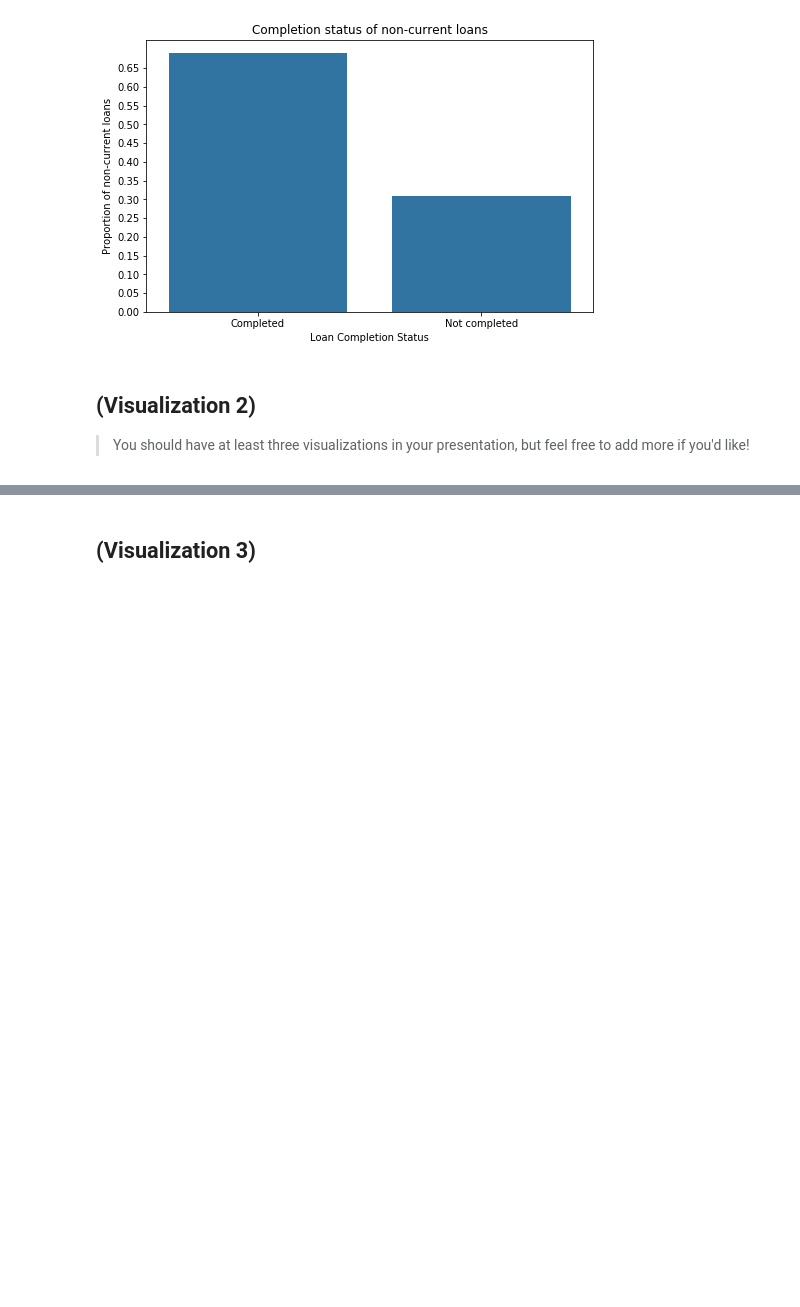
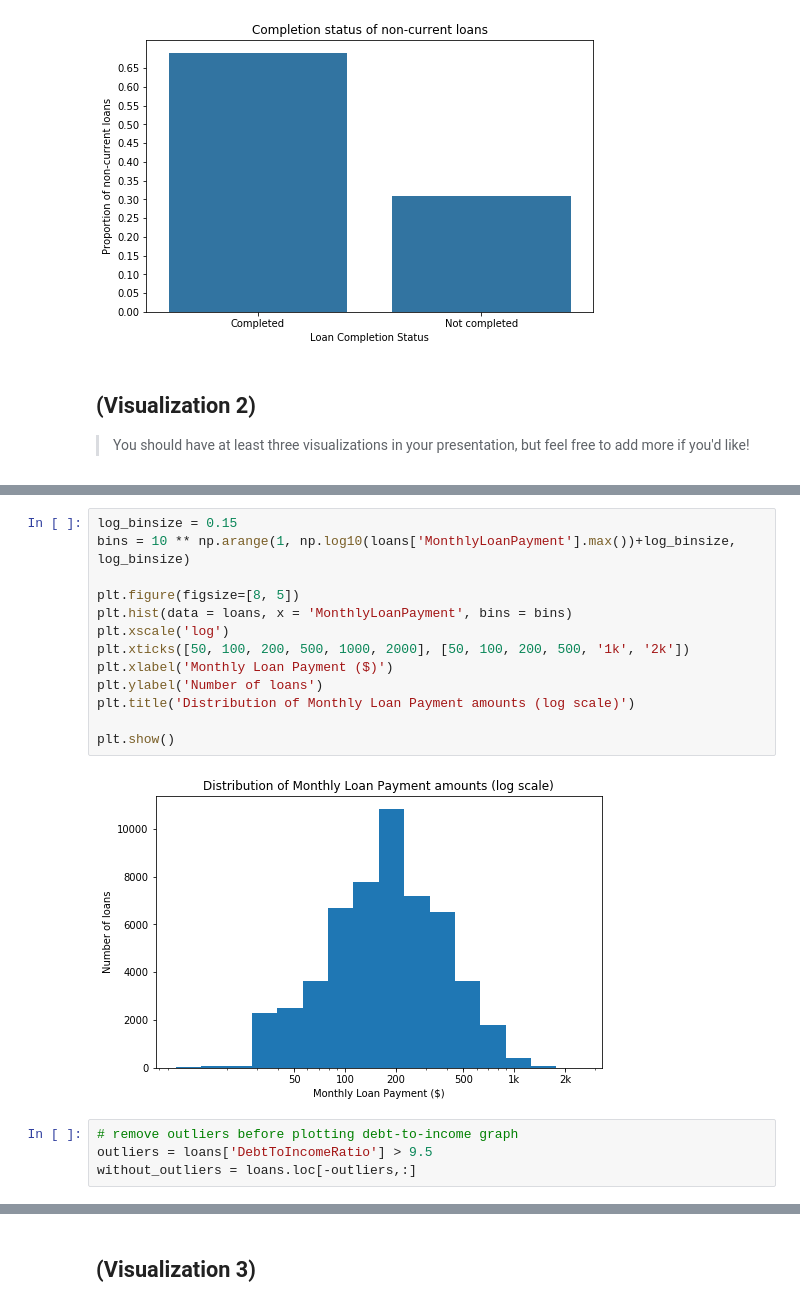
Before and after one commit to Jeffro80/DAND_Communicate_Findings, a Jupyter notebook: explanatory_presentation_working.ipynb, the cells around one changed output, grey strips where cells are left out. Saved outputs shown, nothing was run; the diff lists cells and outputs as text; blank space fills up the shorter version.

```diff
--- a/explanatory_presentation_working.ipynb
+++ b/explanatory_presentation_working.ipynb
@@ -143,0 +154,19 @@ but feel free to add more if you'd like!
+# %%
+log_binsize = 0.15
+bins = 10 ** np.arange(1, np.log10(loans['MonthlyLoanPayment'].max())+log_binsize, log_binsize)
+
+plt.figure(figsize=[8, 5])
+plt.hist(data = loans, x = 'MonthlyLoanPayment', bins = bins)
+plt.xscale('log')
+plt.xticks([50, 100, 200, 500, 1000, 2000], [50, 100, 200, 500, '1k', '2k'])
+plt.xlabel('Monthly Loan Payment ($)')
+plt.ylabel('Number of loans')
+plt.title('Distribution of Monthly Loan Payment amounts (log scale)')
+
+plt.show()
+# %% [output]
+[figure, added]
+# %%
+# remove outliers before plotting debt-to-income graph
+outliers = loans['DebtToIncomeRatio'] > 9.5
+without_outliers = loans.loc[-outliers,:]
```
Also changed, not shown: parts of 4 cells of this notebook.
